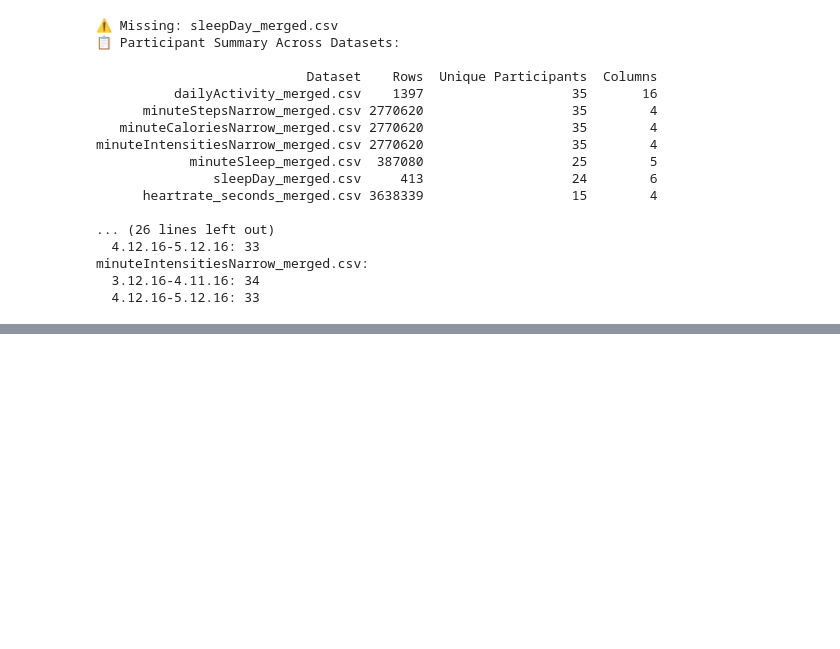
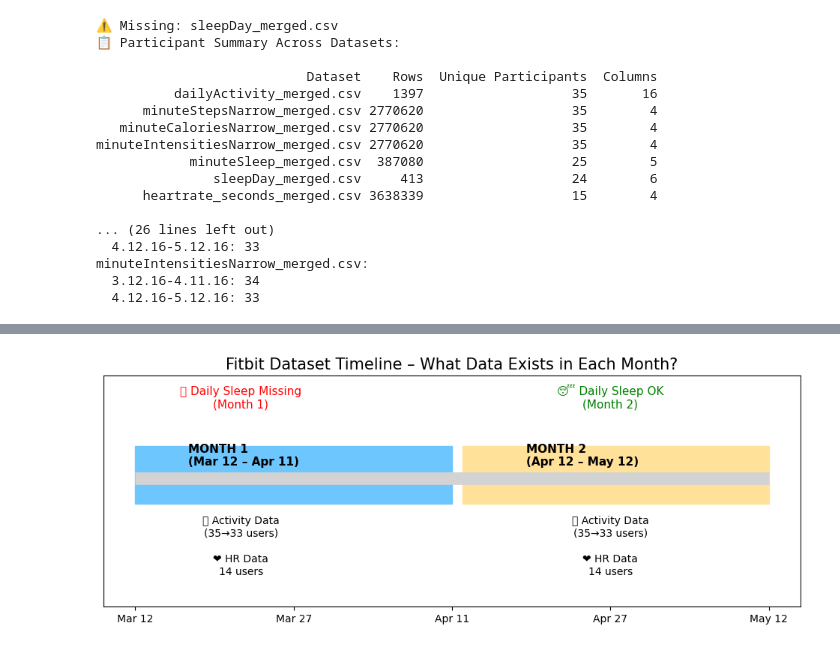
Before and after one commit to annaantohe/ScienceFair2025, a Jupyter notebook: EDA.ipynb, the cells around one changed output, grey strips where cells are left out. Saved outputs shown, nothing was run; the diff lists cells and outputs as text; code cells hidden in the pictures; blank space fills up the shorter version.

```diff
--- a/EDA.ipynb
+++ b/EDA.ipynb
@@ -105,0 +364,58 @@ minuteIntensitiesNarrow_merged.csv:
+# %%
+import matplotlib.pyplot as plt
+import matplotlib.patches as patches
+
+plt.figure(figsize=(12, 4))
+
+ax = plt.gca()
+
+# ---------------------------
+# Background timeline
+# ---------------------------
+plt.hlines(1, 0, 60, color="lightgray", linewidth=12)
+
+# ---------------------------
+# Month blocks
+# ---------------------------
+# Month 1 (blue)
+ax.add_patch(
+    patches.Rectangle((0, 0.8), 30, 0.45, color="#6EC6FF")
+)
+plt.text(5, 1.1, "MONTH 1\n(Mar 12 – Apr 11)", fontsize=11, weight='bold')
+
+# Month 2 (yellow)
+ax.add_patch(
+    patches.Rectangle((31, 0.8), 29, 0.45, color="#FFE199")
+)
+plt.text(37, 1.1, "MONTH 2\n(Apr 12 – May 12)", fontsize=11, weight='bold')
+
+# ---------------------------
+# Dataset markers (super simple)
+# ---------------------------
+
+# Activity data (present both months)
+plt.text(10, 0.55, "📘 Activity Data\n(35→33 users)", fontsize=10, ha='center')
+plt.text(45, 0.55, "📘 Activity Data\n(35→33 users)", fontsize=10, ha='center')
+
+# Heart-rate data (small & stable)
+plt.text(10, 0.25, "❤️ HR Data\n14 users", fontsize=10, ha='center')
+plt.text(45, 0.25, "❤️ HR Data\n14 users", fontsize=10, ha='center')
+
+# SleepDay missing in Month 1
+plt.text(10, 1.55, "🚫 Daily Sleep Missing\n(Month 1)", fontsize=11, color="red", ha='center')
+
+# Sleep available Month 2
+plt.text(45, 1.55, "😴 Daily Sleep OK\n(Month 2)", fontsize=11, color="green", ha='center')
+
+# ---------------------------
+# Formatting
+# ---------------------------
+plt.title("Fitbit Dataset Timeline – What Data Exists in Each Month?", fontsize=15)
+plt.yticks([])
+plt.xticks([0, 15, 30, 45, 60],
+           ["Mar 12", "Mar 27", "Apr 11", "Apr 27", "May 12"])
+plt.ylim(0, 1.8)
+
+plt.show()
+# %% [output]
+[figure, added]
```
Also changed, not shown: parts of 15 cells of this notebook, 17 other files.
